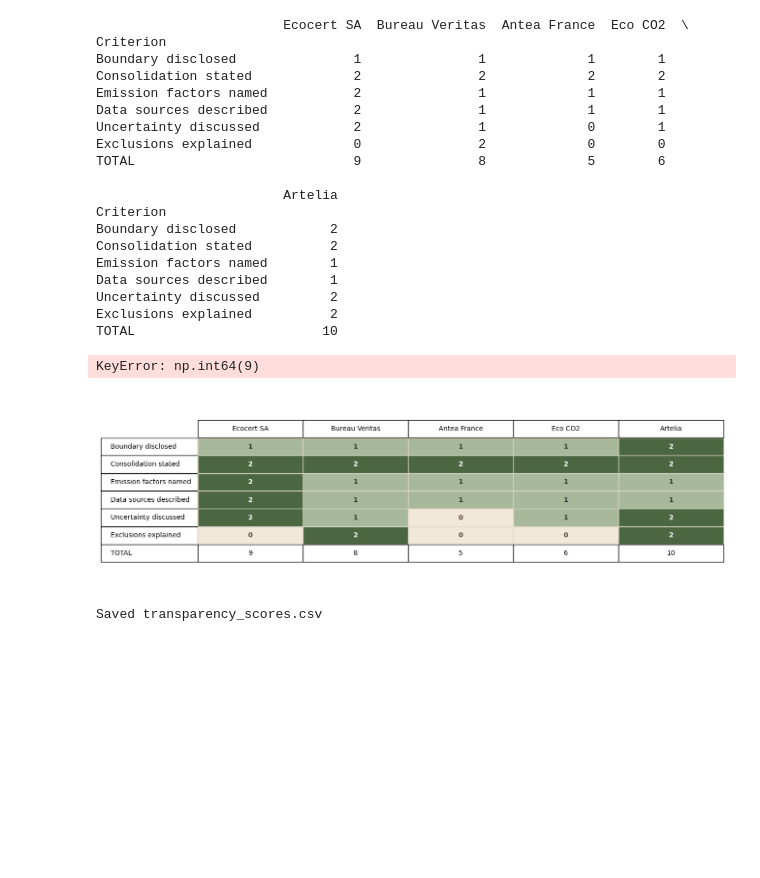
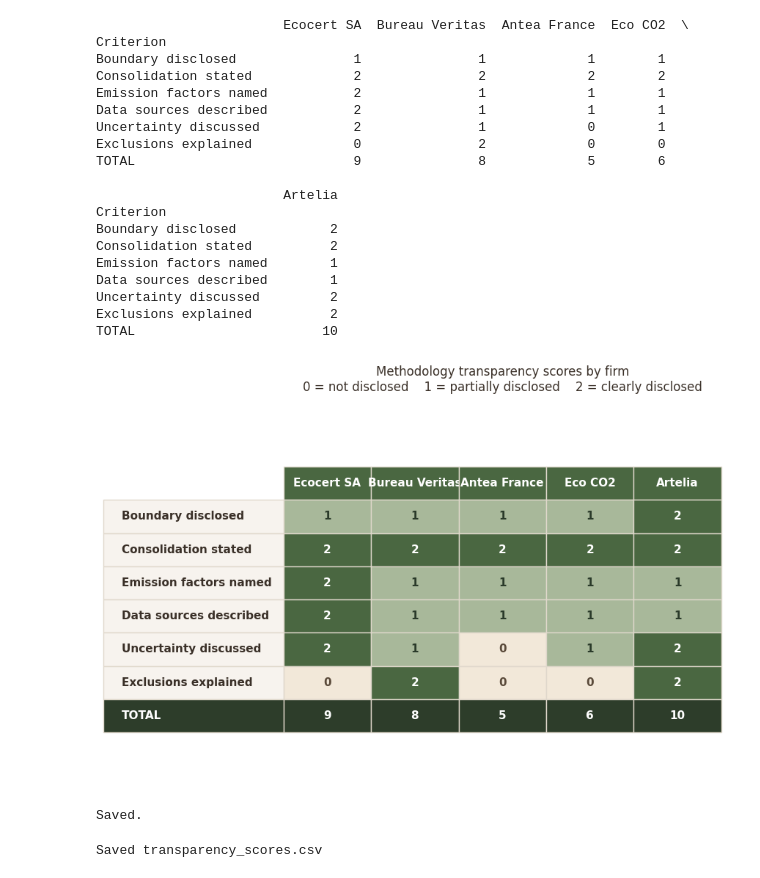
Before and after one commit to ecmccallum/bilan-critique, a Jupyter notebook: notebooks/03_methodology_audit.ipynb, the cells around one changed output. Saved outputs shown, nothing was run; the diff lists cells and outputs as text; code cells hidden in the pictures; blank space fills up the shorter version.

```diff
--- a/notebooks/03_methodology_audit.ipynb
+++ b/notebooks/03_methodology_audit.ipynb
@@ -215,13 +339,11 @@ Exclusions explained          2
 TOTAL                        10
 # %%
 import matplotlib.pyplot as plt
-import matplotlib.colors as mcolors
 import numpy as np
 
-# Drop the TOTAL row for the heatmap
 plot_df = scores_df
 
-fig, ax = plt.subplots(figsize=(10, 5))
+fig, ax = plt.subplots(figsize=(11, 6))
 ax.axis("off")
 
 colour_map = {0: "#f2e8d9", 1: "#a8b89a", 2: "#4a6741"}
@@ -230,48 +352,57 @@ text_colour_map = {0: "#5a4a3a", 1: "#2a3a2a", 2: "white"}
 table_data = plot_df.values
 col_labels = plot_df.columns.tolist()
 row_labels = plot_df.index.tolist()
 
 table = ax.table(
     cellText=table_data,
     rowLabels=row_labels,
     colLabels=col_labels,
     loc="center",
     cellLoc="center",
 )
 
 table.auto_set_font_size(False)
-table.set_fontsize(10)
-table.scale(1.4, 2.2)
+table.set_fontsize(11)
+table.scale(1.5, 2.5)
 
 for (row, col), cell in table.get_celld().items():
+    cell.set_edgecolor("#e0d8cc")
+    # Header row
     if row == 0:
-        cell.set_facecolor("#f7f3ee")
-        cell.set_text_props(fontweight="bold", color="#3a3028")
-        cell.set_edgecolor("#e0d8cc")
+        cell.set_facecolor("#4a6741")
+        cell.set_text_props(fontweight="bold", color="white", fontsize=11)
+    # Row labels
     elif col == -1:
-        cell.set_facecolor("#f7f3ee")
-        cell.set_text_props(fontweight="bold", color="#3a3028")
-        cell.set_edgecolor("#e0d8cc")
+        if row_labels[row - 1] == "TOTAL":
+            cell.set_facecolor("#2d3d2a")
+            cell.set_text_props(fontweight="bold", color="white", fontsize=11)
+        else:
+            cell.set_facecolor("#f7f3ee")
+            cell.set_text_props(fontweight="bold", color="#3a3028", fontsize=11)
+    # Total row
+    elif row_labels[row - 1] == "TOTAL":
+        cell.set_facecolor("#2d3d2a")
+        cell.set_text_props(fontweight="bold", color="white", fontsize=11)
+    # Data cells
     else:
         val = table_data[row - 1][col]
         cell.set_facecolor(colour_map[val])
         cell.set_text_props(color=text_colour_map[val], fontweight="bold")
-        cell.set_edgecolor("#e0d8cc")
 
 ax.set_title(
-    "Methodology transparency scores by firm\n0 = not disclosed, 1 = partial, 2 = clearly disclosed",
-    fontsize=11,
-    pad=20,
+    "Methodology transparency scores by firm\n0 = not disclosed    1 = partially disclosed    2 = clearly disclosed",
+    fontsize=12,
+    pad=24,
     color="#3a3028",
 )
 
 plt.tight_layout()
 plt.savefig("../figures/transparency_scores.png", dpi=150, bbox_inches="tight")
 plt.show()
-print("Saved transparency_scores.png")
+print("Saved.")
 # %% [output]
+[figure, new version]
-KeyError: np.int64(9)
+Saved.
-[figure, old version]
 # %%
 # Save transparency scores
 scores_df.to_csv("../data/processed/transparency_scores.csv")
```
Also changed, not shown: parts of 1 cell of this notebook, 9 other files.
